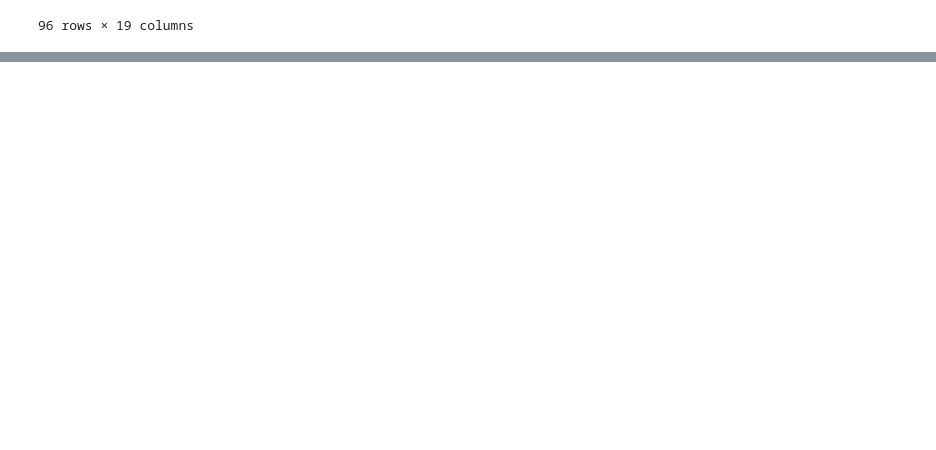
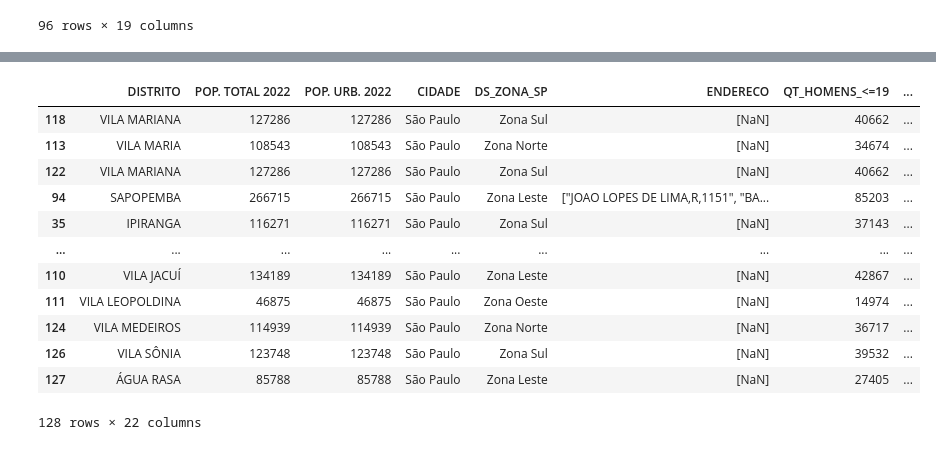
Before and after one commit to JonathanAlvesNogueira/Project-Health-Data-Analytics, a Jupyter notebook: 01_analises/01.população_bairro.ipynb, the cells around one changed output, grey strips where cells are left out. Drawn from its saved outputs; the diff is of its cells as text; code cells hidden in the pictures; blank space fills up the shorter version.

```diff
--- a/01_analises/01.população_bairro.ipynb
+++ b/01_analises/01.população_bairro.ipynb
@@ -506,0 +527,32 @@ df_zona_leste.to_csv(csv_filename, index=False, encoding="utf-8-sig")
+# %%
+df_final = pd.merge(df_zona_leste, df_estab[['DISTRITO', 'LEITOS']], left_on=['DISTRITO'], right_on=['DISTRITO'], how='left')
+df_final['PRESSAO_BAIRRO'] = df_final['TOTAL_GERAL']/df_final['LEITOS']
+df_final2 = df_final.sort_values(by=['PRESSAO_BAIRRO'], ascending=False)
+# df_final2.head(50)
+
+bairros_periferia = [
+    "Itaquera", "São Miguel Paulista", "Guaianases", "Cidade Tiradentes",
+    "Artur Alvim", "José Bonifácio", "Vila Curuçá", "Lajeado", "Iguatemi",
+    "Capão Redondo", "Grajaú", "Jardim Ângela", "Jardim São Luís", "Parelheiros",
+    "Marsilac", "Cidade Ademar", "Pedreira", "Sacomã", "Americanópolis",
+    "Brasilândia", "Cachoeirinha", "Vila Nova Cachoeirinha", "Freguesia do Ó",
+    "Jaraguá", "Perus", "Anhanguera", "Jardim Helena", "Jardim Pantanal",
+    "Jardim Miriam", "Jardim São Carlos", "Campo Limpo", "Jardim Capela"
+]
+
+df_final2["fl_periferia"] = np.where(df_final2["DISTRITO"].isin(bairros_periferia), 1, 0)
+df_final2
+# %% [output]
+|  | DISTRITO | POP. TOTAL 2022 | POP. URB. 2022 | CIDADE | DS_ZONA_SP | ENDERECO | QT_HOMENS_<=19 | ... |
+| 118 | VILA MARIANA | 127286 | 127286 | São Paulo | Zona Sul | [NaN] | 40662 | ... |
+| 113 | VILA MARIA | 108543 | 108543 | São Paulo | Zona Norte | [NaN] | 34674 | ... |
+| 122 | VILA MARIANA | 127286 | 127286 | São Paulo | Zona Sul | [NaN] | 40662 | ... |
+| 94 | SAPOPEMBA | 266715 | 266715 | São Paulo | Zona Leste | ["JOAO LOPES DE LIMA,R,1151", "BA... | 85203 | ... |
+| 35 | IPIRANGA | 116271 | 116271 | São Paulo | Zona Sul | [NaN] | 37143 | ... |
+| ... | ... | ... | ... | ... | ... | ... | ... | ... |
+| 110 | VILA JACUÍ | 134189 | 134189 | São Paulo | Zona Leste | [NaN] | 42867 | ... |
+| 111 | VILA LEOPOLDINA | 46875 | 46875 | São Paulo | Zona Oeste | [NaN] | 14974 | ... |
+| 124 | VILA MEDEIROS | 114939 | 114939 | São Paulo | Zona Norte | [NaN] | 36717 | ... |
+| 126 | VILA SÔNIA | 123748 | 123748 | São Paulo | Zona Sul | [NaN] | 39532 | ... |
+| 127 | ÁGUA RASA | 85788 | 85788 | São Paulo | Zona Leste | [NaN] | 27405 | ... |
+128 rows × 22 columns
```
Also changed, not shown: parts of 14 cells of this notebook, 16 other files.
